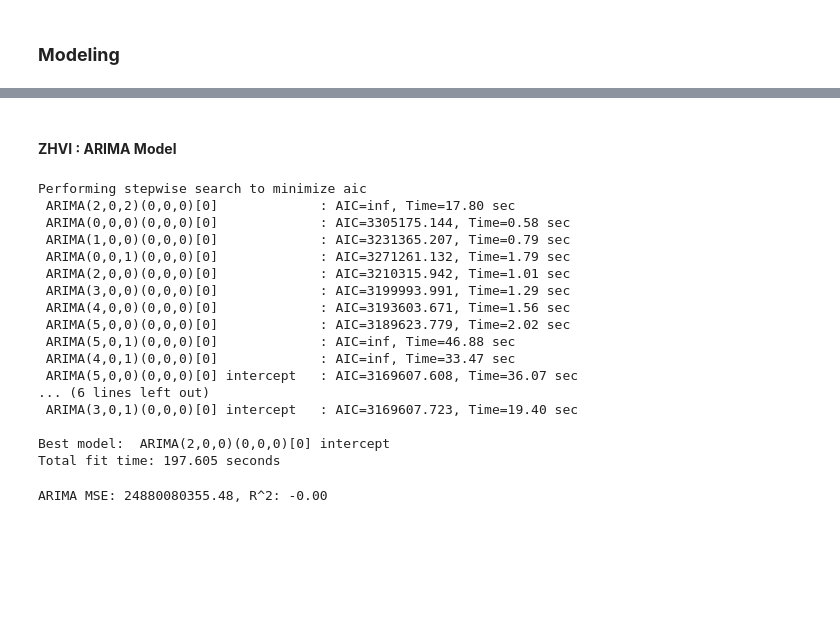
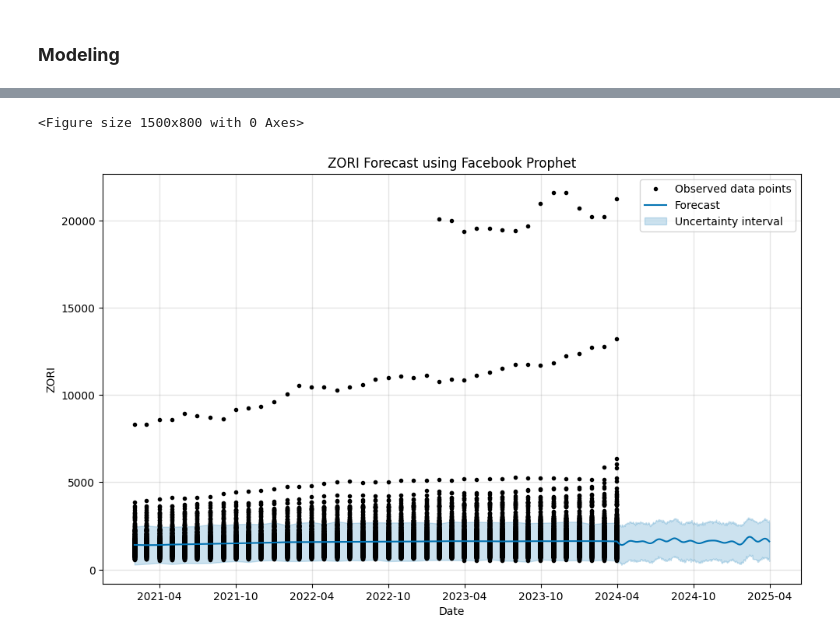
Before and after one commit to msp99000/zestimate, a Jupyter notebook: notebooks/modeling.ipynb, the cells around one changed output, grey strips where cells are left out. Saved outputs shown, nothing was run; the diff lists cells and outputs as text; code cells hidden in the pictures; blank space fills up the shorter version.

```diff
--- a/notebooks/modeling.ipynb
+++ b/notebooks/modeling.ipynb
@@ -24,0 +175,6 @@ zori = pd.read_pickle('../data/zori.pkl')
+# %%
+# Remove 'Region' suffix
+zori = remove_region_suffix(zori)
+# %%
+# 'State' is same as region so dropping it
+zori.drop(columns='State', inplace=True)
@@ -84,0 +246,18 @@ LightGBM Regression MSE: 2051050410.41, R^2: 0.92
+# %%
+# Prepare data for Prophet
+zori_prophet = zori.reset_index()[['Date', 'ZORI']]
+zori_prophet.columns = ['ds', 'y']
+
+# Fit Prophet model
+prophet_zori = Prophet(daily_seasonality=True)  # Enable daily seasonality
+prophet_zori.fit(zori_prophet)
+
+# Make future predictions
+future_zori = prophet_zori.make_future_dataframe(periods=365, freq='D')  # Set frequency to daily
+forecast_zori = prophet_zori.predict(future_zori)
+
+# Convert forecast to DataFrame
+forecast_zori_df = pd.DataFrame(forecast_zori)
+
+# Display the first few rows of the forecast
+forecast_zori_df[['ds', 'trend', 'yhat_lower', 'yhat_upper', 'yhat']].head()
@@ -85 +273,14 @@ LightGBM Regression MSE: 2051050410.41, R^2: 0.92
+# %%
+# Visualize forecasts
+
+plt.figure(figsize=(15, 8))
+
+prophet_zori.plot(forecast_zori, xlabel='Date', ylabel='ZORI')
+
+plt.title('ZORI Forecast using Facebook Prophet')
+plt.legend()
+plt.show()
+# %% [output]
+<Figure size 1500x800 with 0 Axes>
+[figure, added]
 # %%
@@ -97,32 +292,0 @@ with open('../models/pipeline.pkl', 'wb') as file:
-# %% [markdown]
-#### **ZHVI : ARIMA Model**
-# %%
-from statsmodels.tsa.arima.model import ARIMA
-from pmdarima.arima import auto_arima
-from sklearn.metrics import mean_squared_error, r2_score
-
-# ARIMA
-arima_model = auto_arima(y_train, seasonal=False, trace=True)
-arima_forecast = arima_model.predict(n_periods=len(y_test))
-arima_mse = mean_squared_error(y_test, arima_forecast)
-arima_r2 = r2_score(y_test, arima_forecast)
-print(f'ARIMA MSE: {arima_mse:.2f}, R^2: {arima_r2:.2f}')
-# %% [output]
-Performing stepwise search to minimize aic
- ARIMA(2,0,2)(0,0,0)[0]             : AIC=inf, Time=17.80 sec
- ARIMA(0,0,0)(0,0,0)[0]             : AIC=3305175.144, Time=0.58 sec
- ARIMA(1,0,0)(0,0,0)[0]             : AIC=3231365.207, Time=0.79 sec
- ARIMA(0,0,1)(0,0,0)[0]             : AIC=3271261.132, Time=1.79 sec
- ARIMA(2,0,0)(0,0,0)[0]             : AIC=3210315.942, Time=1.01 sec
- ARIMA(3,0,0)(0,0,0)[0]             : AIC=3199993.991, Time=1.29 sec
- ARIMA(4,0,0)(0,0,0)[0]             : AIC=3193603.671, Time=1.56 sec
- ARIMA(5,0,0)(0,0,0)[0]             : AIC=3189623.779, Time=2.02 sec
- ARIMA(5,0,1)(0,0,0)[0]             : AIC=inf, Time=46.88 sec
- ARIMA(4,0,1)(0,0,0)[0]             : AIC=inf, Time=33.47 sec
- ARIMA(5,0,0)(0,0,0)[0] intercept   : AIC=3169607.608, Time=36.07 sec
-... (6 lines left out)
- ARIMA(3,0,1)(0,0,0)[0] intercept   : AIC=3169607.723, Time=19.40 sec
-
-Best model:  ARIMA(2,0,0)(0,0,0)[0] intercept
-Total fit time: 197.605 seconds
-ARIMA MSE: 24880080355.48, R^2: -0.00
```
Also changed, not shown: parts of 31 cells of this notebook.
